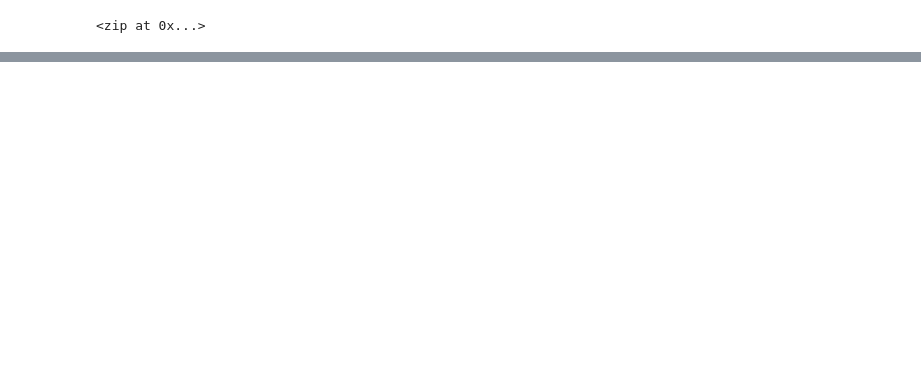
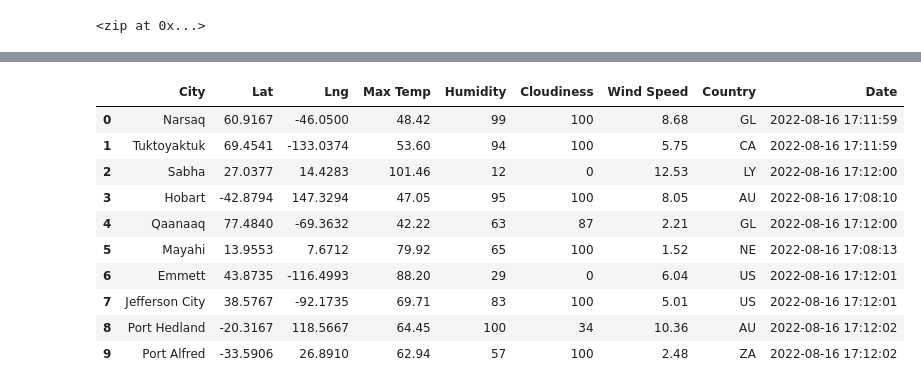
Before and after one commit to Paolozam01/World_Weather_Analysis, a Jupyter notebook: World_Weather_Analysis/WeatherPy.ipynb, the cells around one changed output, grey strips where cells are left out. Drawn from its saved outputs; the diff is of its cells as text; code cells hidden in the pictures; blank space fills up the shorter version.

```diff
--- a/World_Weather_Analysis/WeatherPy.ipynb
+++ b/World_Weather_Analysis/WeatherPy.ipynb
@@ -3,3 +3,15 @@
 import pandas as pd
 import matplotlib.pyplot as plt
 import numpy as np
+# Import the requests library.
+import requests
+
+# Import the API key.
+from config import weather_api_key
+
+# Starting URL for Weather Map API Call.
+url = "http://api.openweathermap.org/data/2.5/weather?units=Imperial&APPID=" + weather_api_key
+print(url)
+
+# Import the datetime module from the datetime library.
+from datetime import datetime
@@ -54,0 +134,16 @@ len(cities)
+# %%
+# Convert the array of dictionaries to a Pandas DataFrame.
+city_data_df = pd.DataFrame(city_data)
+city_data_df.head(10)
+# %% [output]
+|  | City | Lat | Lng | Max Temp | Humidity | Cloudiness | Wind Speed | Country | Date |
+| 0 | Narsaq | 60.9167 | -46.0500 | 48.42 | 99 | 100 | 8.68 | GL | 2022-08-16 17:11:59 |
+| 1 | Tuktoyaktuk | 69.4541 | -133.0374 | 53.60 | 94 | 100 | 5.75 | CA | 2022-08-16 17:11:59 |
+| 2 | Sabha | 27.0377 | 14.4283 | 101.46 | 12 | 0 | 12.53 | LY | 2022-08-16 17:12:00 |
+| 3 | Hobart | -42.8794 | 147.3294 | 47.05 | 95 | 100 | 8.05 | AU | 2022-08-16 17:08:10 |
+| 4 | Qaanaaq | 77.4840 | -69.3632 | 42.22 | 63 | 87 | 2.21 | GL | 2022-08-16 17:12:00 |
+| 5 | Mayahi | 13.9553 | 7.6712 | 79.92 | 65 | 100 | 1.52 | NE | 2022-08-16 17:08:13 |
+| 6 | Emmett | 43.8735 | -116.4993 | 88.20 | 29 | 0 | 6.04 | US | 2022-08-16 17:12:01 |
+| 7 | Jefferson City | 38.5767 | -92.1735 | 69.71 | 83 | 100 | 5.01 | US | 2022-08-16 17:12:01 |
+| 8 | Port Hedland | -20.3167 | 118.5667 | 64.45 | 100 | 34 | 10.36 | AU | 2022-08-16 17:12:02 |
+| 9 | Port Alfred | -33.5906 | 26.8910 | 62.94 | 57 | 100 | 2.48 | ZA | 2022-08-16 17:12:02 |
```
Also changed, not shown: parts of 6 cells of this notebook, 3 other files.
